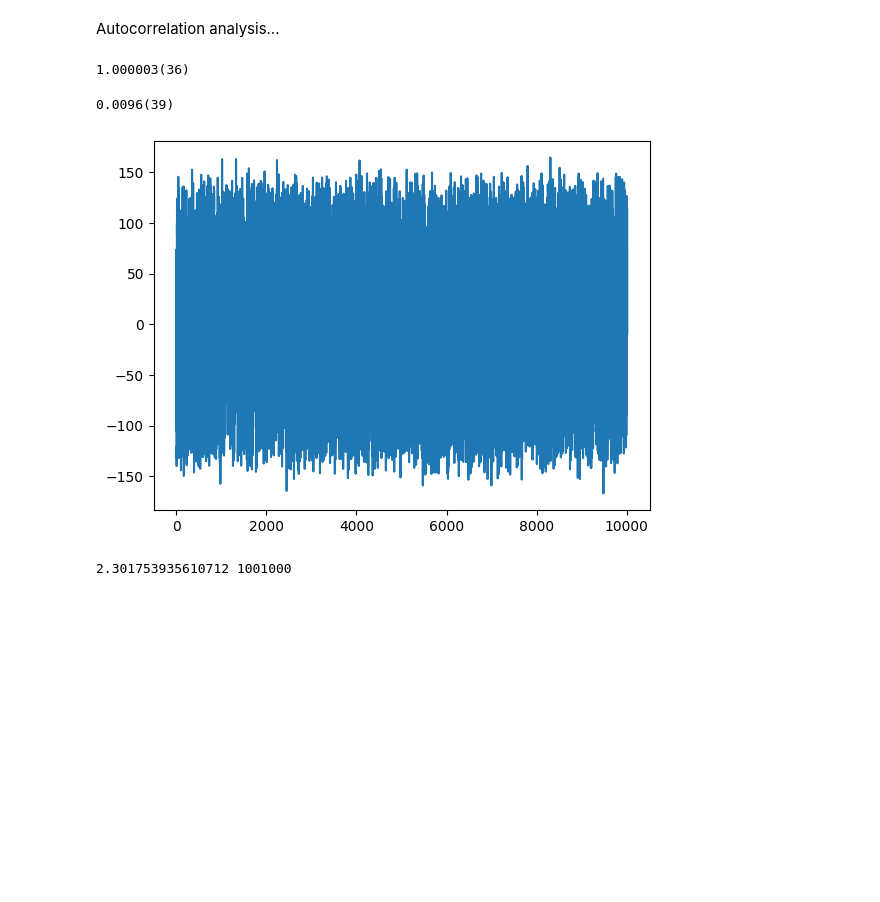
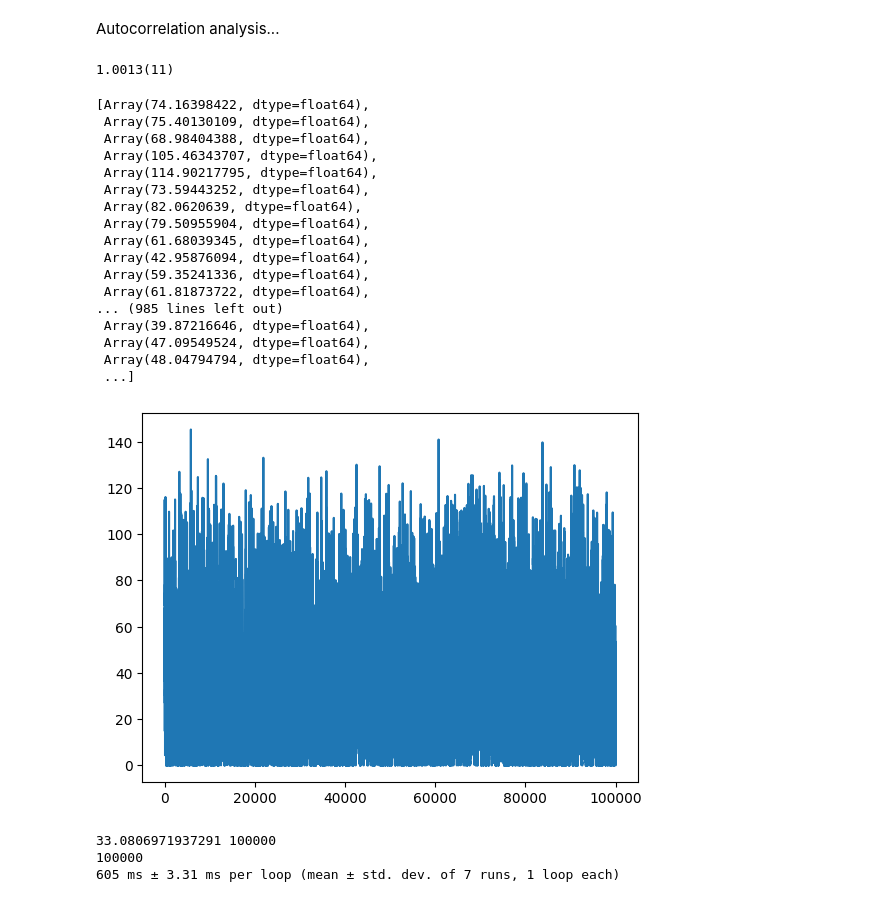
Before and after one commit to etneil/lfox, a Jupyter notebook: reproduce_schaefer_clean.ipynb, the cells around one changed output. Saved outputs shown, nothing was run; the diff lists cells and outputs as text; code cells hidden in the pictures; blank space fills up the shorter version.

```diff
--- a/reproduce_schaefer_clean.ipynb
+++ b/reproduce_schaefer_clean.ipynb
@@ -15,6 +15,9 @@ import tqdm
 # Double precision!
 jax.config.update("jax_enable_x64", True)
 jax.config.update("jax_threefry_partitionable", True)
+
+# Disable metal due to issues...
+jax.config.update('jax_platform_name', 'cpu')
 # %%
 class ScalarAction(lhmc.Action):
 
@@ -343,41 +340,74 @@ plt.xlim(0.15, 0.22)
 Autocorrelation analysis...
 # %%
 d = 3
-Lat6 = lat.SquareLattice(dims=((6,)*d))
-phi6 = lat.LatticeField(Lat6)
+Lat6 = lat.SquareLattice(st_dims=((6,)*d))
+phi6 = lat.LatticeField(lattice=Lat6, F=1)
 
-HMC = lhmc.HMCEvolver(
+# HMC = lhmc.HMCEvolver(
+#     action=ScalarAction(field_names=['phi'], params={'kappa': 0.185825, 'lambda': 1.1689}),
+#     seed=21245,
+#     init_fields={'phi': phi6},
+#     integrator=lhmc.OmelyanIntegrator(eps=0.1, Nstep=10),
+#     observables={'mag': (mag_obs, 1)},
+# )
+
+HMC = lhmc.HMCRewrite(
     action=ScalarAction(field_names=['phi'], params={'kappa': 0.185825, 'lambda': 1.1689}),
-    seed=21245,
-    init_fields={'phi': phi6},
-    integrator=lhmc.OmelyanIntegrator(eps=0.1, Nstep=10),
-    observables={'mag': (mag_obs, 1)},
+    integrator=lhmc.LeapfrogIntegrator(eps=0.1, Nstep=10),
 )
 
-HMC.evolve(ntraj=1000, warmup=True)
+F6 = {'phi': phi6}
+rng_key = jax.random.PRNGKey(29759)
+F6, _, rng_key = HMC.evolve_many(F6, rng_key, traj=1000, warmup=True)
 
-for _ in tqdm(range(1000)):
-    HMC.evolve(ntraj=1000)
+m2 = []
+dH = []
+
+for _ in tqdm(range(100000)):
+    F6, mon, rng_key = HMC.evolve_many(F6, rng_key, traj=1)
+    dH.append(np.mean(mon['delta_H']))
+    m2.append(mag(F6['phi'])[1]/6**d)
 # %%
-dH = np.array(HMC.monitor['delta_H'])
-gv.dataset.avg_data(np.exp(-dH))
+gv.dataset.avg_data(np.exp(-np.asarray(dH)))
 # %% [output]
-1.000003(36)
+1.0013(11)
 # %%
-m = np.array(HMC.obs_chain['mag'])[:,0]
-plt.plot(m[::100])
+#m = np.array(HMC.obs_chain['mag'])[:,0]
+plt.plot(m2)
+m2
 
-gv.dataset.avg_data(m[::100]/6**3)
+#gv.dataset.avg_data(m[::100]/6**3)
 # %% [output]
-0.0096(39)
+[Array(74.16398422, dtype=float64),
+ Array(75.40130109, dtype=float64),
+ Array(68.98404388, dtype=float64),
+ Array(105.46343707, dtype=float64),
+ Array(114.90217795, dtype=float64),
+ Array(73.59443252, dtype=float64),
+ Array(82.0620639, dtype=float64),
+ Array(79.50955904, dtype=float64),
+ Array(61.68039345, dtype=float64),
+ Array(42.95876094, dtype=float64),
+ Array(59.35241336, dtype=float64),
+ Array(61.81873722, dtype=float64),
+... (985 lines left out)
+ Array(39.87216646, dtype=float64),
+ Array(47.09549524, dtype=float64),
+ Array(48.04794794, dtype=float64),
+ ...]
-[figure, old version]
+[figure, new version]
 # %%
-mu, Ns = np.mean(m), len(m)
+mu, Ns = np.mean(m2), len(m2)
 print(mu, Ns)
+print(len(m2))
 
 def Gamma(t):
-    C1 = m - mu
-    C2 = np.roll(m, t) - mu
+    C1 = m2 - mu
+    C2 = np.roll(m2, t) - mu
     return gv.dataset.avg_data(C1[:Ns-t] * C2[:Ns-t] / (Ns - t))
+
+%timeit Gamma(800)
 # %% [output]
-2.301753935610712 1001000
+33.0806971937291 100000
+100000
+605 ms ± 3.31 ms per loop (mean ± std. dev. of 7 runs, 1 loop each)
```
Also changed, not shown: parts of 13 cells of this notebook, 2 other files.
